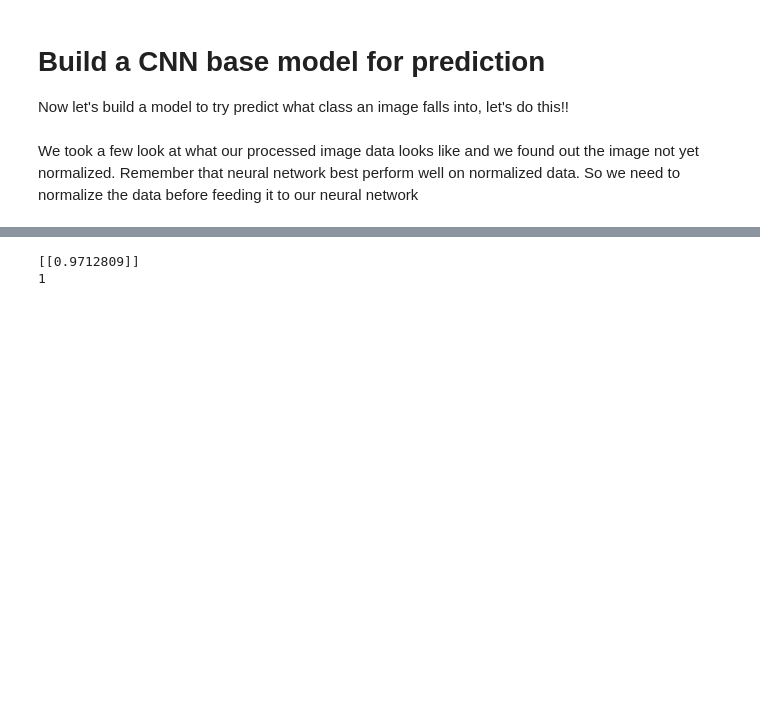
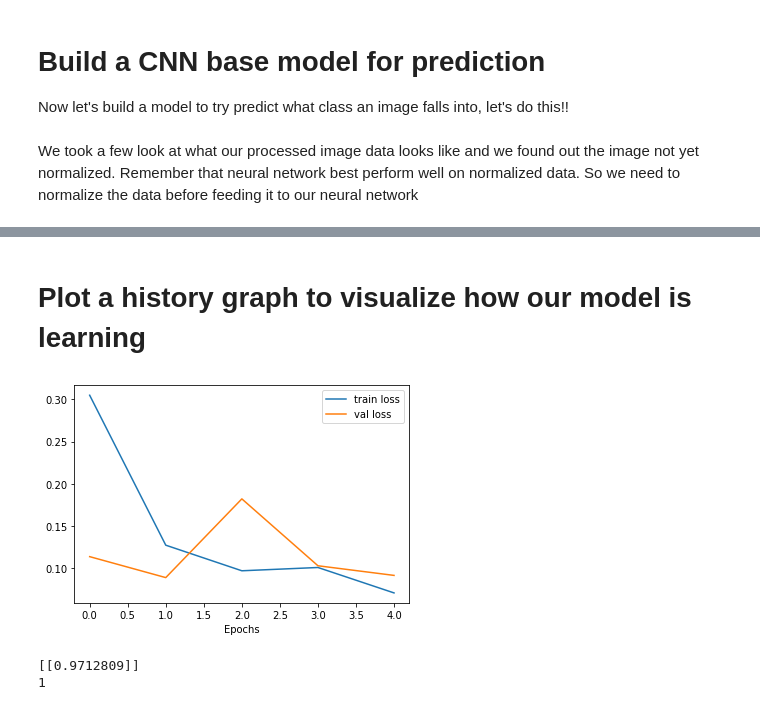
Before and after one commit to anice1/helpers, a Jupyter notebook: Cosmo_Face_Identifier.ipynb, the cells around one changed output, grey strips where cells are left out. Cells and saved outputs as stored; diff of their text form; code cells hidden in the pictures; blank space fills up the shorter version.

```diff
--- a/Cosmo_Face_Identifier.ipynb
+++ b/Cosmo_Face_Identifier.ipynb
@@ -177,3 +179,33 @@ Epoch 5/5
+# %% [markdown]
+# Plot a history graph to visualize how our model is learning
+# %%
+def plot_history(history):
+  """
+  Returns a plots of model learning history object
+
+  Args:
+    history: Model's learning history object
+
+  Returns:
+    A plot of of model learning history
+  """
+
+  train_loss = history.history['loss']
+  val_loss = history.history['val_loss']
+
+  train_accuracy = history.history['accuracy']
+  val_accuracy = history.history['val_accuracy']
+
+  # Plot the histories
+
+  plt.plot(train_loss)
+  plt.plot(val_loss)
+  plt.xlabel('Epochs')
+  plt.legend(['train loss','val loss']);
+
+plot_history(history_1)
+# %% [output]
+[figure, added]
 # %%
 # Create a function to enable us check our model performance on unseen data
 def decode_image(image_path):
```
Also changed, not shown: parts of 5 cells of this notebook.
